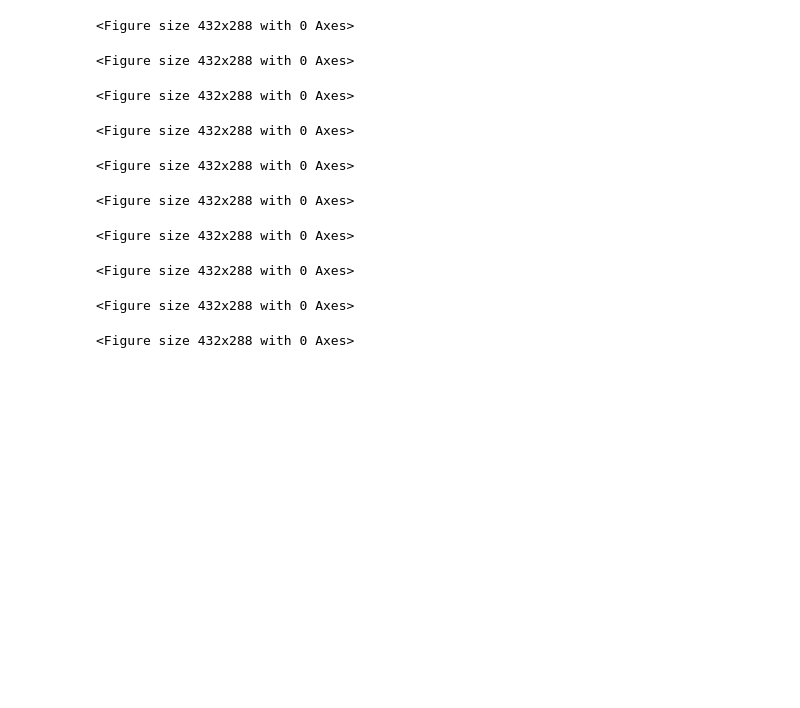
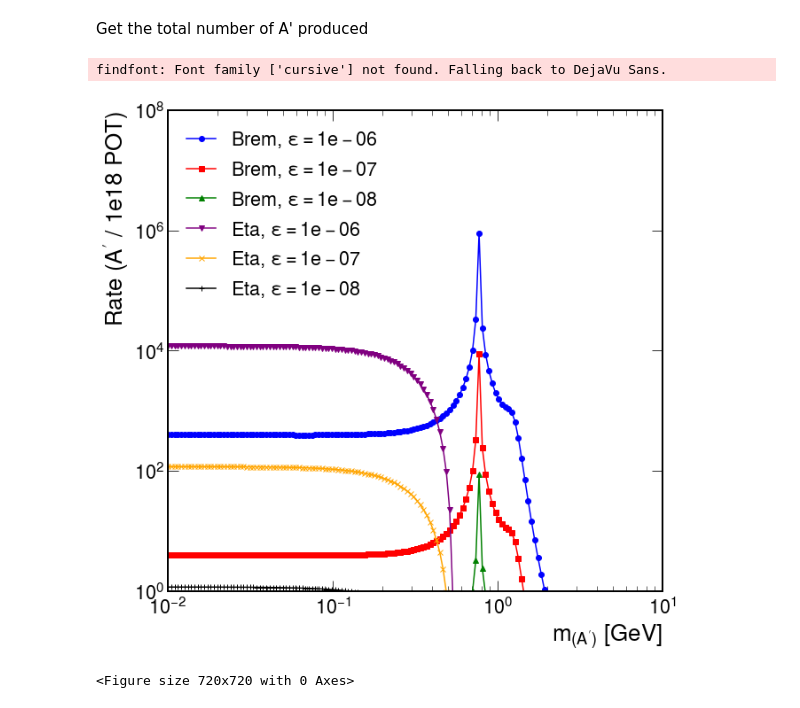
Before and after one commit to DarkQuest-FNAL/DarkQuest, a Jupyter notebook: lhe/python/DQ-acceptance.ipynb, the cells around one changed output. Drawn from its saved outputs; the diff is of its cells as text; code cells hidden in the pictures; blank space fills up the shorter version.

```diff
--- a/lhe/python/DQ-acceptance.ipynb
+++ b/lhe/python/DQ-acceptance.ipynb
@@ -6,9 +9,12 @@ Depends on rates files in `data` directory.
 # %%
 import math
-import numpy
+import numpy as np
 import os
 import matplotlib.pyplot as plt
 import matplotlib.colors
 import matplotlib.patches as mpatches
 import random as rand
 from collections import OrderedDict
+import mplhep as hep
+plt.style.use(hep.style.CMS)
+import utils
@@ -304,14 +20,0 @@ For muons:
-# %%
-yields(500,600,"muons","Brem")
-yields(500,600,"muons","Eta")
-# %% [output]
-<Figure size 432x288 with 0 Axes>
-<Figure size 432x288 with 0 Axes>
-<Figure size 432x288 with 0 Axes>
-<Figure size 432x288 with 0 Axes>
-<Figure size 432x288 with 0 Axes>
-<Figure size 432x288 with 0 Axes>
-<Figure size 432x288 with 0 Axes>
-<Figure size 432x288 with 0 Axes>
-<Figure size 432x288 with 0 Axes>
-<Figure size 432x288 with 0 Axes>
@@ -395,0 +21,9 @@ plt.clf()
+# %% [markdown]
+Get the total number of A' produced
+# %%
+NPOTs = 0.5e17
+utils.plotRates(NPOTs)
+# %% [output]
+findfont: Font family ['cursive'] not found. Falling back to DejaVu Sans.
+[figure, added]
+<Figure size 720x720 with 0 Axes>
```
Also changed, not shown: parts of 20 cells of this notebook, 3 other files.
